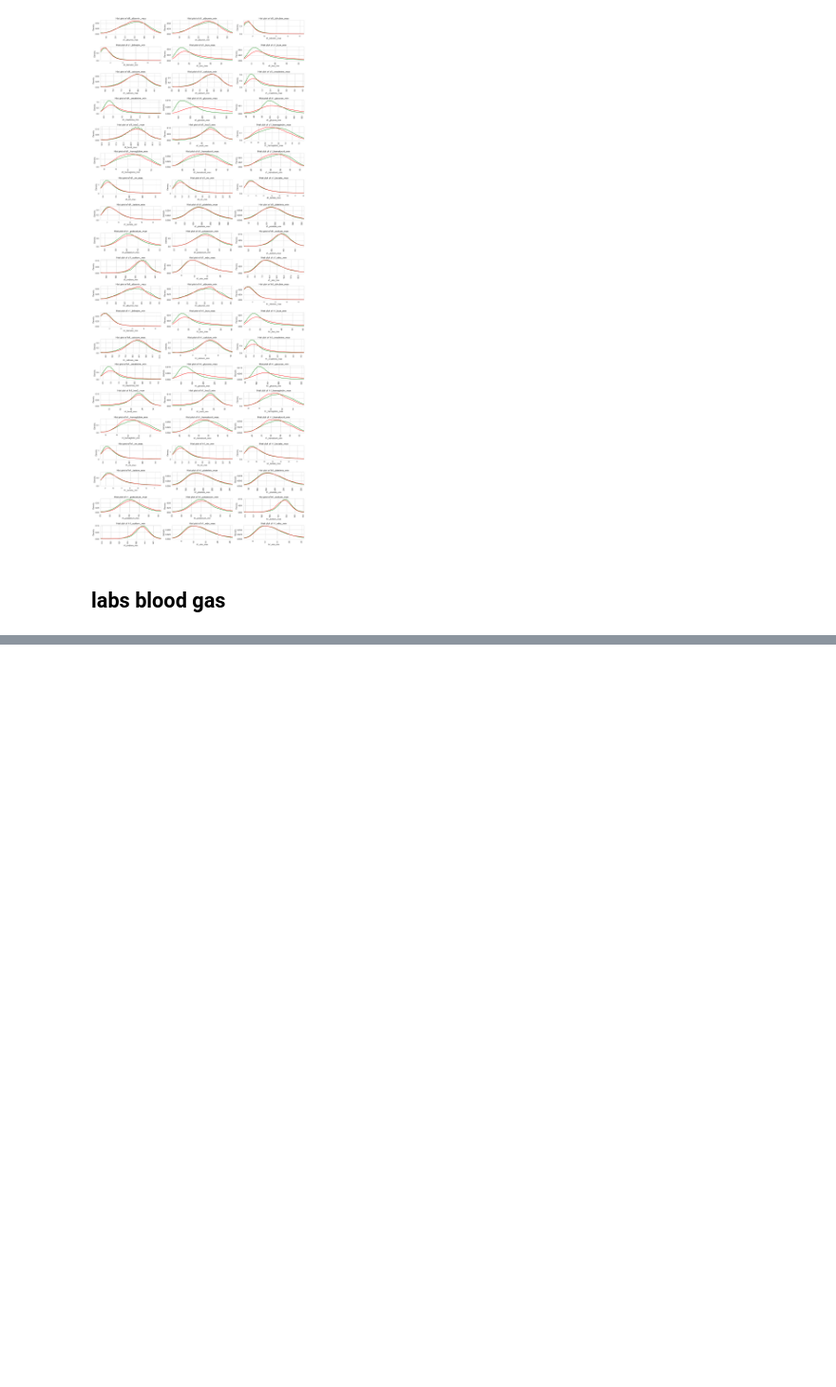
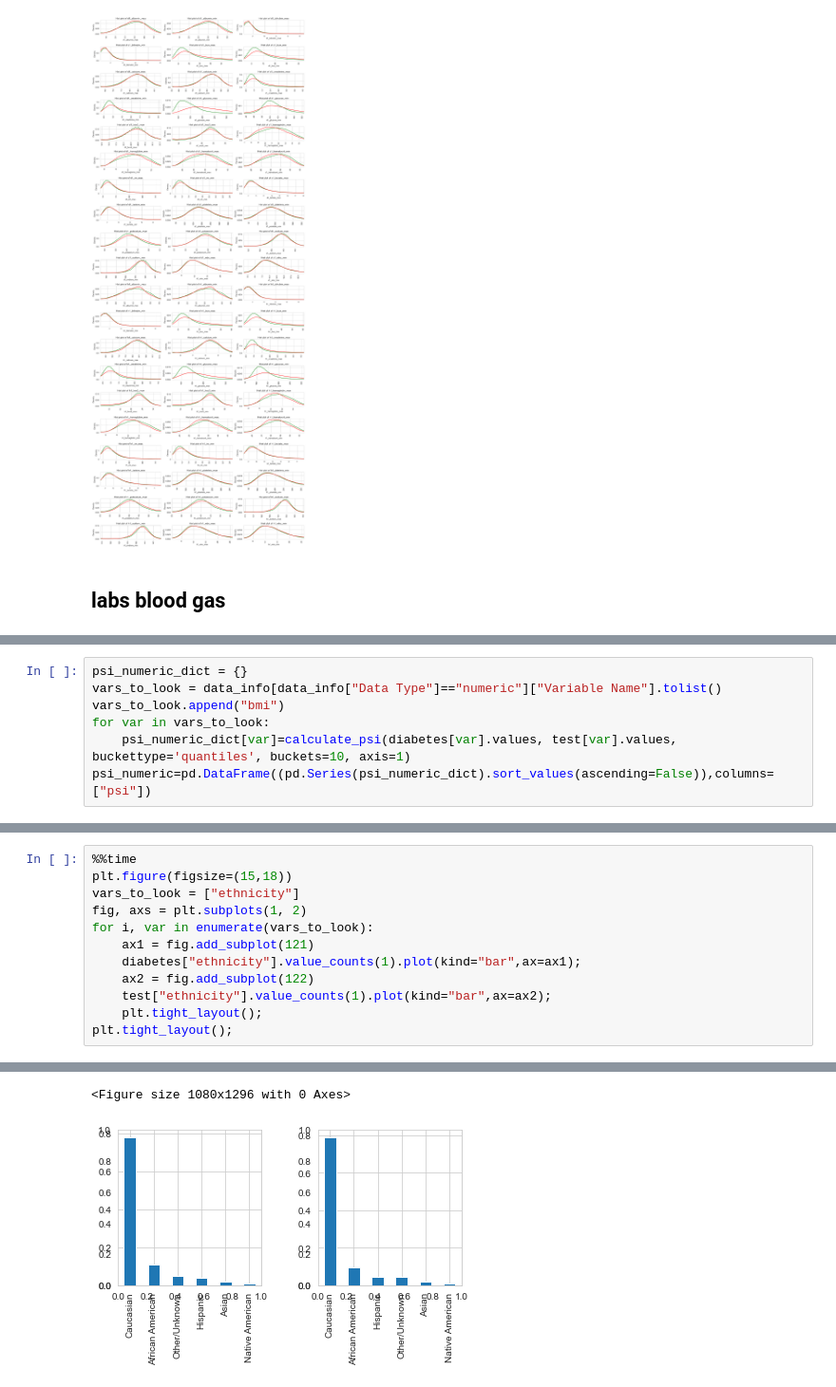
Before and after one commit to Sebasu11/WiDS-2021, a Jupyter notebook: notebooks/01_eda.ipynb, the cells around one changed output, grey strips where cells are left out. Shown at 95% size. Saved outputs shown, nothing was run; the diff lists cells and outputs as text; blank space fills up the shorter version.

```diff
--- a/notebooks/EDA/01_eda.ipynb
+++ b/notebooks/01_eda.ipynb
@@ -839,0 +998,7 @@ diabetes.loc[[89608]]
+# %%
+psi_numeric_dict = {}
+vars_to_look = data_info[data_info["Data Type"]=="numeric"]["Variable Name"].tolist()
+vars_to_look.append("bmi")
+for var in vars_to_look:
+    psi_numeric_dict[var]=calculate_psi(diabetes[var].values, test[var].values, buckettype='quantiles', buckets=10, axis=1)
+psi_numeric=pd.DataFrame((pd.Series(psi_numeric_dict).sort_values(ascending=False)),columns=["psi"])
@@ -839,0 +1129,13 @@ diabetes.loc[[89608]]
+# %%
+%%time
+plt.figure(figsize=(15,18))
+vars_to_look = ["ethnicity"]
+fig, axs = plt.subplots(1, 2)
+for i, var in enumerate(vars_to_look):
+    ax1 = fig.add_subplot(121)
+    diabetes["ethnicity"].value_counts(1).plot(kind="bar",ax=ax1);
+    ax2 = fig.add_subplot(122)
+    test["ethnicity"].value_counts(1).plot(kind="bar",ax=ax2);
+    plt.tight_layout();
+plt.tight_layout();
+# %% [output]
@@ -839,0 +1143,2 @@ diabetes.loc[[89608]]
+<Figure size 1080x1296 with 0 Axes>
+[figure, added]
```
Also changed, not shown: parts of 37 cells of this notebook, 1 other file.
